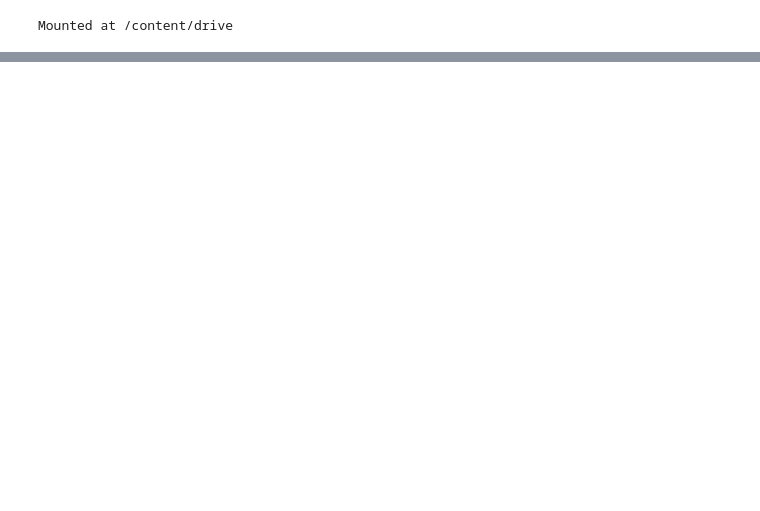
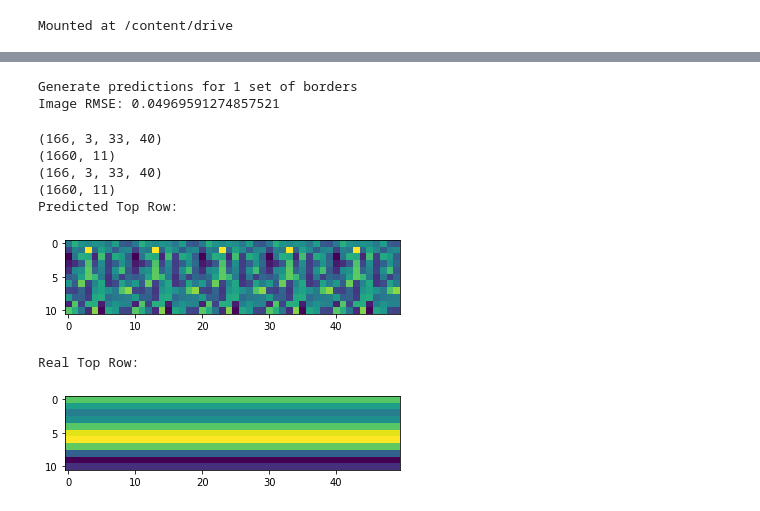
Before and after one commit to nicku-a/ConvLSTM_3D_Brain_Ultrasound, a Jupyter notebook: CNN_PyTorch.ipynb, the cells around one changed output, grey strips where cells are left out. Drawn from its saved outputs; the diff is of its cells as text; code cells hidden in the pictures; blank space fills up the shorter version.

```diff
--- a/CNN_PyTorch.ipynb
+++ b/CNN_PyTorch.ipynb
@@ -462,11 +595,28 @@ print(np.array(one_img).shape, np.array(one_lab).shape)
 one_img = np.array(one_img) # one_img has 1 entire 350x480 image data in it
 one_lab = np.array(one_lab)
 
-one_img = one_img[:, :, :, newaxis]
+one_img = one_img[:, :, :, np.newaxis]
 print(one_img.shape, one_lab.shape)
 
 one_img = np.reshape(one_img, (-1,1,23,23,5))
 print(one_img.shape)
+
+# Standardise data for vgg
+one_lab = scaler.fit_transform(np.squeeze(one_lab))
+print(one_lab.shape)
+
+# # Repeat along 3 dimensions to replicate RGB for vgg
+one_lab = np.repeat(one_lab[:, np.newaxis, :], 3, axis=1)
+
+# Make array >32 pixels high for vgg
+one_lab = np.repeat(one_lab[:, :, :, np.newaxis], 3, axis=2)
+print(one_lab.shape)
+
+one_img = np.reshape(one_img, (-1,1,23,230,5))
+one_lab = np.reshape(one_lab, (-1,3, 33, 10))
+one_lab = np.repeat(one_lab[:, :, :, :], 4, axis=3)
+
+print(one_img.shape, one_lab.shape)
 # %% [output]
 (87980, 23, 115)
 (87980, 11, 1)
@@ -491,29 +649,52 @@ print(one_img.shape)
 # %%
 print("Generate predictions for 1 set of borders")
-predictions2 = model(one_img)
-print("predictions shape:", predictions2.shape)
+
+predictions2 = torch.reshape(cnn(one_img), (-1,33,40)).unsqueeze(1).repeat(1,3,1,1)
 
 one_lab = np.squeeze(one_lab)
 
 image_error = nrmse_loss(predictions2, one_lab).item()
 
-print('Image RMSE: {}'.format(test_error))
+print('Image RMSE: {}'.format(image_error))
+# %% [output]
+Generate predictions for 1 set of borders
+Image RMSE: 0.04969591274857521
 # %%
 predictions2 = predictions2.cpu().detach().numpy()
 one_lab = one_lab.cpu().detach().numpy()
 # %%
+print(predictions2.shape)
+predictions2 = np.reshape(predictions2, (-1, 3, 33, 4))
+predictions2 = predictions2[:, 0, [i for i in range(0,33,3)], 0]
+print(predictions2.shape)
+
+print(one_lab.shape)
+one_lab = np.reshape(one_lab, (-1, 3, 33, 4))
+one_lab = one_lab[:, 0, [i for i in range(0,33,3)], 0]
+print(one_lab.shape)
+
+
 # Top row 350 wide, showing first 50 labels to see the differences up close
 print("Predicted Top Row:")
 a = predictions2[0:50, :]
 b = np.rot90(a)
-plt.imshow(b, vmin=-0.26, vmax=-0.12)
+plt.imshow(b)
 plt.show()
 
 print("Real Top Row:")
 c = one_lab[0:50, :]
 d = np.rot90(c)
-plt.imshow(d, vmin=-0.26, vmax=-0.12)
+plt.imshow(d)
 plt.show()
+# %% [output]
+(166, 3, 33, 40)
+(1660, 11)
+(166, 3, 33, 40)
+(1660, 11)
+Predicted Top Row:
+[figure, added]
+Real Top Row:
+[figure, added]
 # %%
 # Left column
 print("Predicted Left Column:")
```
Also changed, not shown: parts of 28 cells of this notebook.
